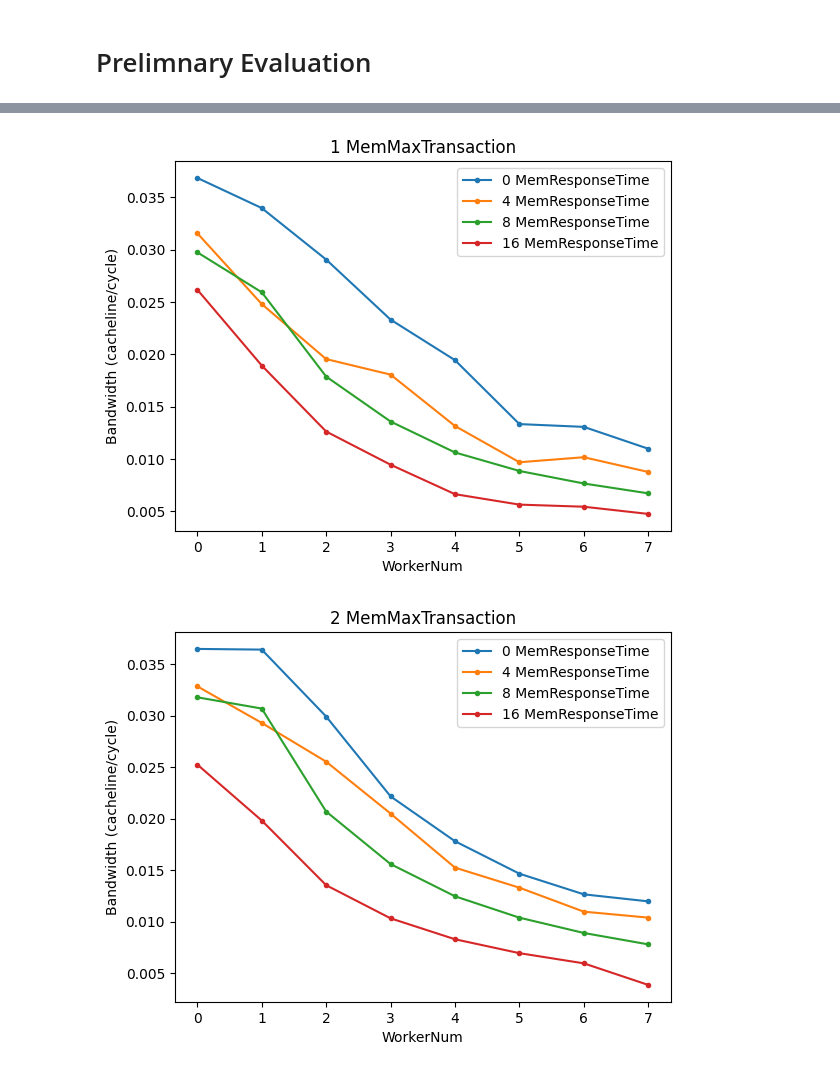
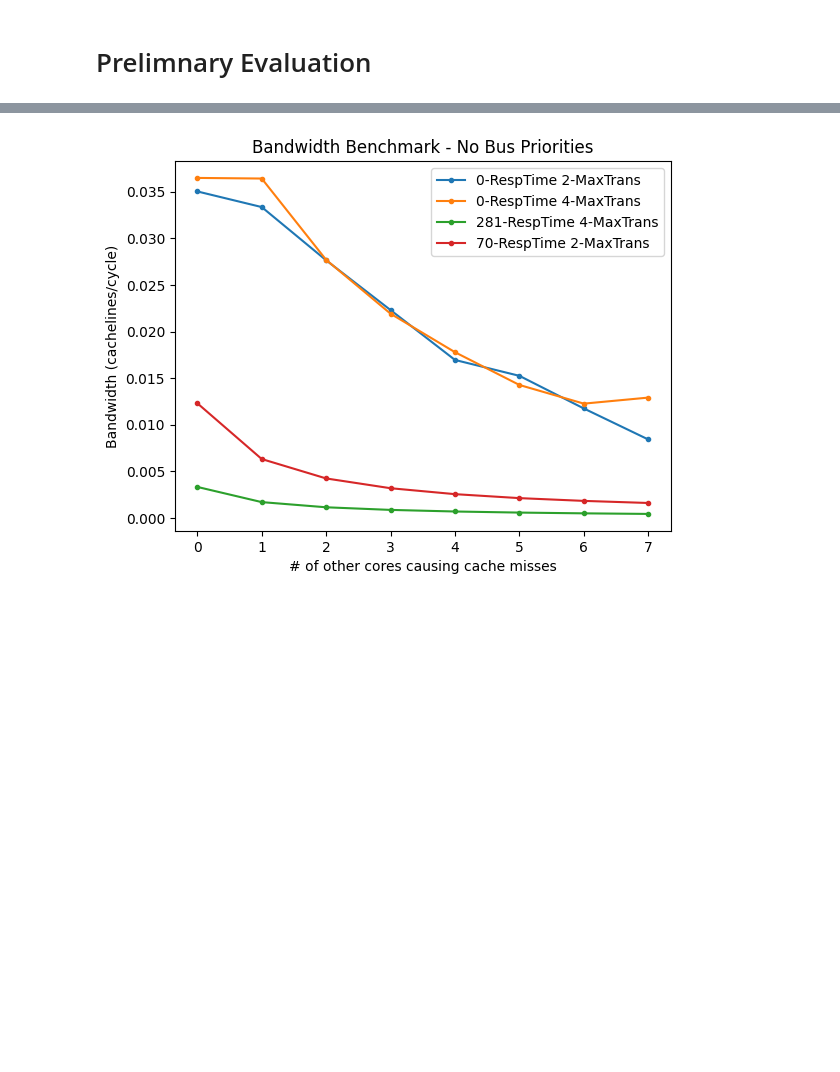
Before and after one commit to denishoornaert/NaxRiscv, a Jupyter notebook: _evaluation/evaluation.ipynb, the cells around one changed output, grey strips where cells are left out. Saved outputs shown, nothing was run; the diff lists cells and outputs as text; code cells hidden in the pictures; blank space fills up the shorter version.

Commit message:
first benchmark

```diff
--- a/_evaluation/evaluation.ipynb
+++ b/_evaluation/evaluation.ipynb
@@ -88,9 +103,9 @@ import matplotlib.pyplot as plt
 
 
 
-data = pd.read_csv(path_results + f"/benchmark_results.csv")
+data = pd.read_csv(path_results + f"/benchmark_results_2.csv")
 data["Bandwidth"] = data["BufferSize"] / data["Cycles"] / 64 # Only every 64th byte in the buffer is read
-data["MemConf"] = data["MemMaxTransaction"].astype(str) + "-MaxTrans " +  data["MemResponseTime"].astype(str) + "-RespTime"
+data["MemConf"] = data["MemResponseTime"].astype(str) + "-RespTime " + data["MemMaxTransaction"].astype(str) + "-MaxTrans"
 data
 # %% [output]
 |  | WorkerNum | MemMaxTransaction | MemResponseTime | BufferSize | Cycles | Bandwidth | MemConf |
@@ -109,6 +128,6 @@ data
 # %%
 default_color_list = ["tab:blue", "tab:orange", "tab:green", "tab:red", "tab:purple", "tab:brown", "tab:pink", "tab:gray", "tab:olive", "tab:cyan"]
-def plot_benchmark(data, plots_by, groups_by, color_list=default_color_list):
+def plots_benchmark(data, plots_by, groups_by, color_list=default_color_list):
     for (conf, benchmarks) in data.groupby(plots_by):
         fig, ax = plt.subplots()
         color_number = 0
@@ -125,7 +144,7 @@ def plot_benchmark(data, plots_by, groups_by, color_list=default_color_list):
             )
             color_number += 1
 
-def plot_normalized_benchmark(data, plots_by, groups_by, color_list=default_color_list):
+def plots_normalized_benchmark(data, plots_by, groups_by, color_list=default_color_list):
     for (conf, benchmarks) in data.groupby(plots_by):
         benchmarks["Bandwidth"] = benchmarks["Bandwidth"] / benchmarks["Bandwidth"].max() * 100
         fig, ax = plt.subplots()
@@ -142,8 +161,24 @@ def plot_normalized_benchmark(data, plots_by, groups_by, color_list=default_colo
                 style='.-'
             )
             color_number += 1
+
+def plot_benchmark(data, groups_by, color_list=default_color_list):
+    fig, ax = plt.subplots()
+    color_number = 0
+    for (resp_time, bench) in data.groupby(groups_by):
+        bench.plot(
+            x="WorkerNum",
+            y="Bandwidth",
+            ylabel="Bandwidth (cachelines/cycle)",
+            xlabel="# of other cores causing cache misses",
+            title="Bandwidth Benchmark - No Bus Priorities",
+            label=str(resp_time),
+            c=color_list[color_number],
+            ax=ax,
+            style='.-'
+        )
+        color_number += 1
 # %%
-plot_benchmark(data, 'MemMaxTransaction', 'MemResponseTime')
+plot_benchmark(data, 'MemConf')
 # %% [output]
-[figure, old version]
+[figure, new version]
-[figure, removed]
```
Also changed, not shown: parts of 6 cells of this notebook, 3 other files.
